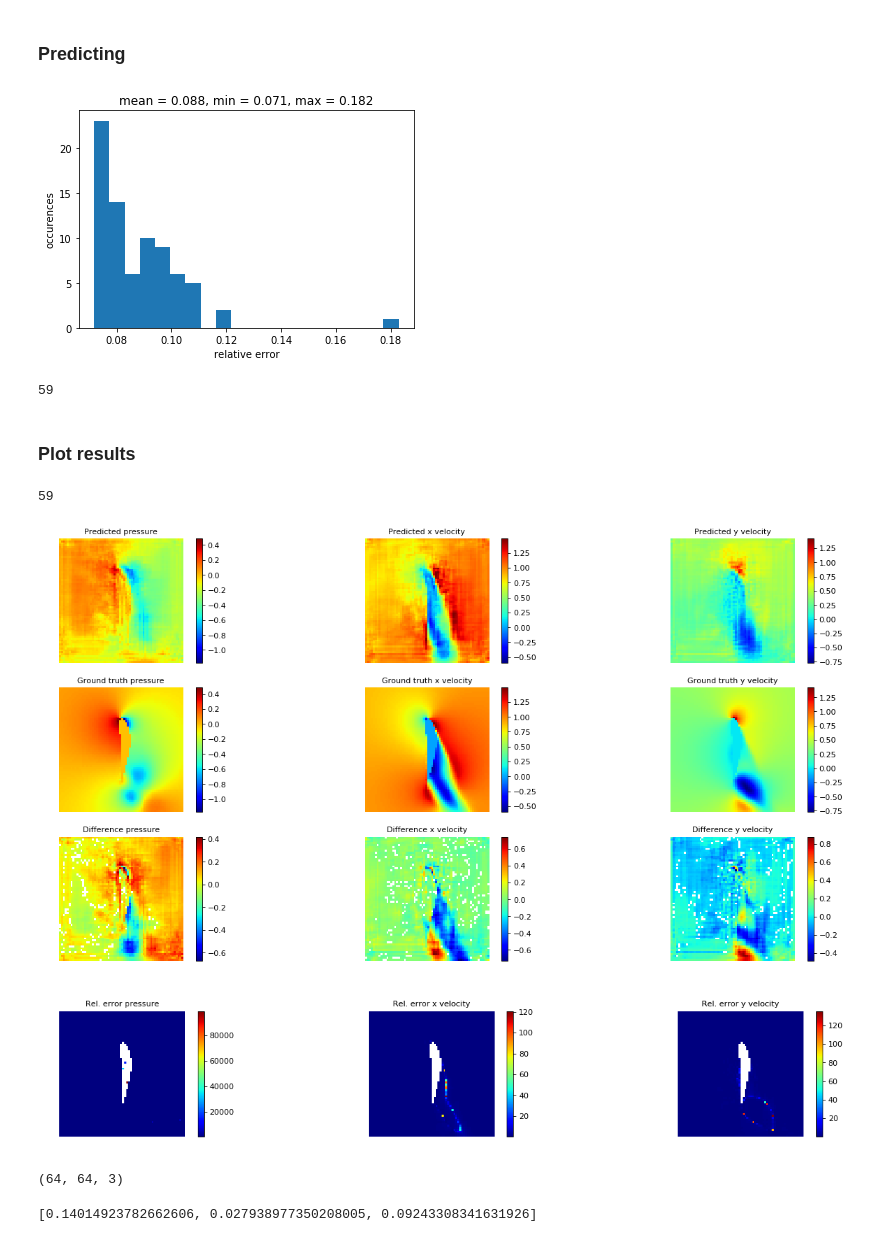
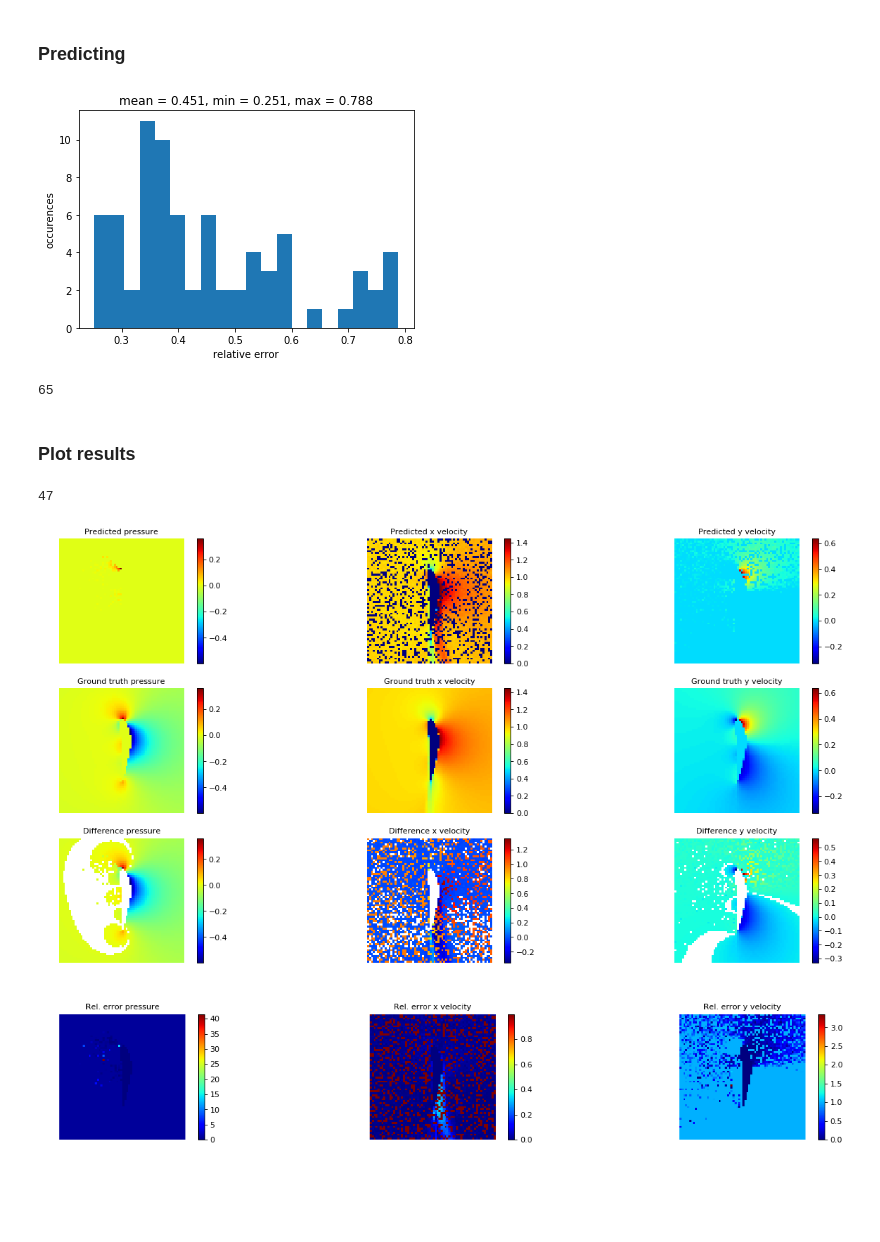
Before and after one commit to BSVogler/ferienakademie2018-accelerating-physics-with-deep-learning, a Jupyter notebook: Tutorial_1.ipynb, the cells around one changed output. Saved outputs shown, nothing was run; the diff lists cells and outputs as text; code cells hidden in the pictures; blank space fills up the shorter version.

```diff
--- a/Tutorial_1.ipynb
+++ b/Tutorial_1.ipynb
@@ -99,7 +97,7 @@ Input mins: 0.0 0.0 0.0
 Target maxes: 4321.8 171.772 140.251
 Target mins: -13757.3 -71.886 -58.4272
 # %%
-normalized_inputs, normalized_targets = normalize_data(inputs,targets,norm = 1)
+normalized_inputs, normalized_targets, vxmax, vymax = normalize_data(inputs,targets,norm = 1)
 # %%
 print('Normalized input maxes:',normalized_inputs[:,0,:,:].max(), normalized_inputs[:,1,:,:].max(), normalized_inputs[:,2,:,:].max())
 print('Normalized input mins:',normalized_inputs[:,0,:,:].min(), normalized_inputs[:,1,:,:].min(), normalized_inputs[:,2,:,:].min())
@@ -201,13 +199,13 @@ ConvDown2  = keras.layers.Conv2D(filters=16,kernel_size=(2,2),strides=(2,2),padd
 Lr2 = keras.layers.LeakyReLU(alpha=0.0)(ConvDown2)
 #32
 ConvDown3  = keras.layers.Conv2D(filters=32,kernel_size=(2,2),strides=(2,2),padding="same")(Lr2)
-Lr3 = keras.layers.LeakyReLU(alpha=0.0)(ConvDown3)
+Lr3 = keras.layers.LeakyReLU(alpha=0.3)(ConvDown3)
 #16
 ConvDown4  = keras.layers.Conv2D(filters=32,kernel_size=(2,2),strides=(2,2),padding="same")(Lr3)
-Lr4 = keras.layers.LeakyReLU(alpha=0.0)(ConvDown4)
+Lr4 = keras.layers.LeakyReLU(alpha=0.2)(ConvDown4)
 #8
 ConvDown5  = keras.layers.Conv2D(filters=32,kernel_size=(2,2),strides=(2,2),padding="same")(Lr4)
-Lr5 = keras.layers.LeakyReLU(alpha=0.0)(ConvDown5)
+Lr5 = keras.layers.LeakyReLU(alpha=0.1)(ConvDown5)
 #4
 
 UpSamp1 = keras.layers.UpSampling2D(size=(2, 2), data_format="channels_last")(Lr5)
@@ -236,7 +234,7 @@ model2 = keras.models.Model(inputs=init, outputs=Conv5)
 ### Training
 # %%
 #train the model
-model2.compile(optimizer=tf.train.AdamOptimizer(learning_rate = 0.0001),loss='mean_squared_error', metrics=['accuracy',relative_error])
+model2.compile(optimizer=tf.train.AdamOptimizer(learning_rate = 0.0001),loss='mean_absolute_error', metrics=['accuracy',relative_error])
 model2.fit(train_val_inputs,
           train_val_targets,
           batch_size = 50,
@@ -304,19 +306,19 @@ truth       = np.reshape(truth, (len(test_targets),64,64,3))
 # %%
 error_distribution(truth,predictions)
 # %% [output]
-[figure, old version]
+[figure, new version]
 # %%
 args = arg_getter(truth,predictions)
 # %% [output]
-59
+65
 # %% [markdown]
 ### Plot results
 # %%
-plotter(predictions,truth,index = args[-1])
+plotter(predictions,truth,index = args[1])
 # %% [output]
-59
+47
-[figure, old version]
+[figure, new version]
-[figure, old version]
+[figure, new version]
 # %%
 def get_mean_img(reference,output):
     mean_ref = reference.sum(axis = 0)/len(reference)
@@ -328,11 +330,7 @@ def get_mean_img(reference,output):
 mean_ref, mean_output, rel_err = get_mean_img(truth[:50],predictions[:50])
 # %%
 np.shape(mean_output)
-# %% [output]
-(64, 64, 3)
 # %%
 rel_err
-# %% [output]
-[0.14014923782662606, 0.027938977350208005, 0.09243308341631926]
 # %%
 np.asarray(rel_err).mean()
```
Also changed, not shown: parts of 14 cells of this notebook, 1 other file.
